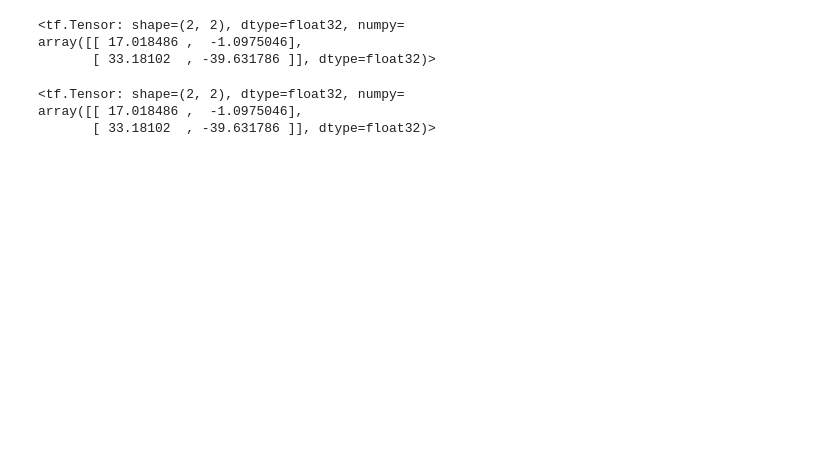
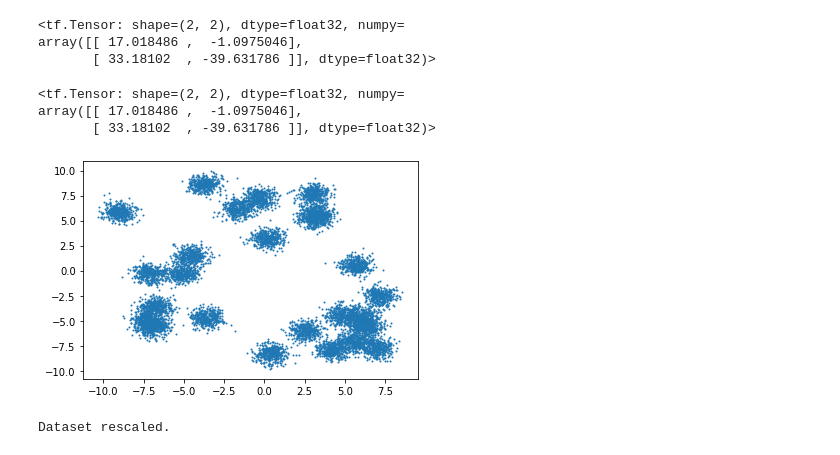
Before and after one commit to emolinaro/scRNAseq-AAE, a Jupyter notebook: notebooks/Test.ipynb, the cells around one changed output. Drawn from its saved outputs; the diff is of its cells as text; code cells hidden in the pictures; blank space fills up the shorter version.

```diff
--- a/notebooks/Test.ipynb
+++ b/notebooks/Test.ipynb
@@ -284,0 +218,41 @@ array([[ 17.018486 ,  -1.0975046],
+# %%
+parameters = {
+    'latent_dim': 10,
+    'layers_enc_dim': [200, 100],
+    'layers_dec_dim': [100, 200],
+    'layers_dis_dim': [200, 100, 50, 40, 30],
+    'batch_size': 1000,
+    'epochs': 30
+}
+# %%
+model = AAE1(**parameters)
+# %%
+# Create dataset
+
+from sklearn.datasets import make_blobs
+import matplotlib.pyplot as plt
+
+NUM_CLUSTERS = 25
+
+features, target = make_blobs(n_samples = 10000,
+                              n_features = 2000,
+                              centers = NUM_CLUSTERS,
+                              cluster_std = 0.5,
+                              shuffle = True,
+                              random_state = 32)
+
+model.data = features
+model.original_dim = model.data.shape[1]
+model.labels = target
+model.gene_list = target
+
+plt.scatter(features[:,0], features[:,1], s=1)
+plt.show()
+# %% [output]
+[figure, added]
+# %%
+# Rescale gene expression data
+
+model.rescale_data()
+# %% [output]
+Dataset rescaled.
```
Also changed, not shown: parts of 19 cells of this notebook, 3 other files.
